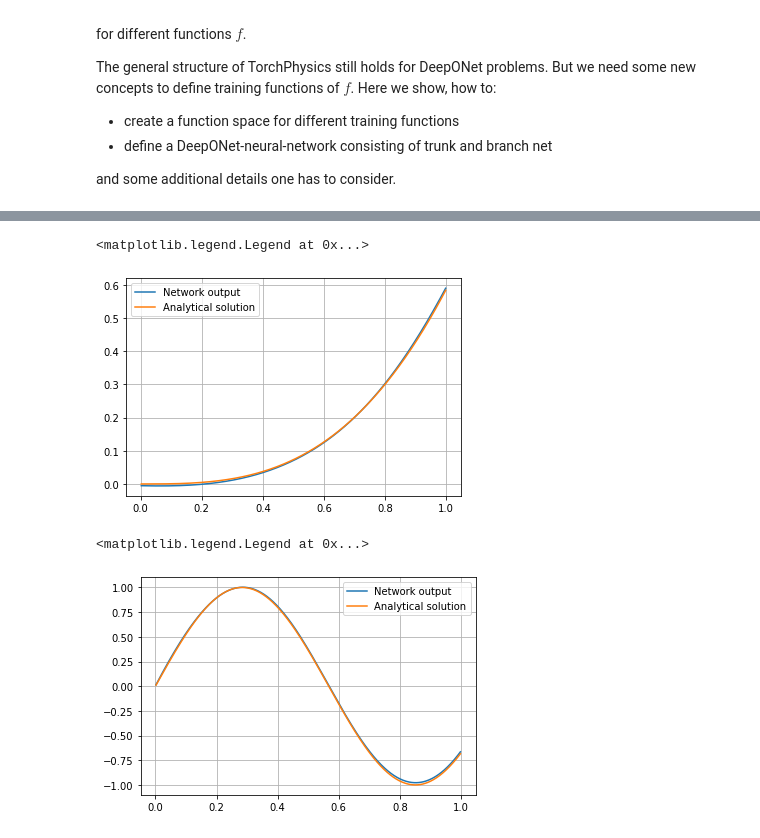
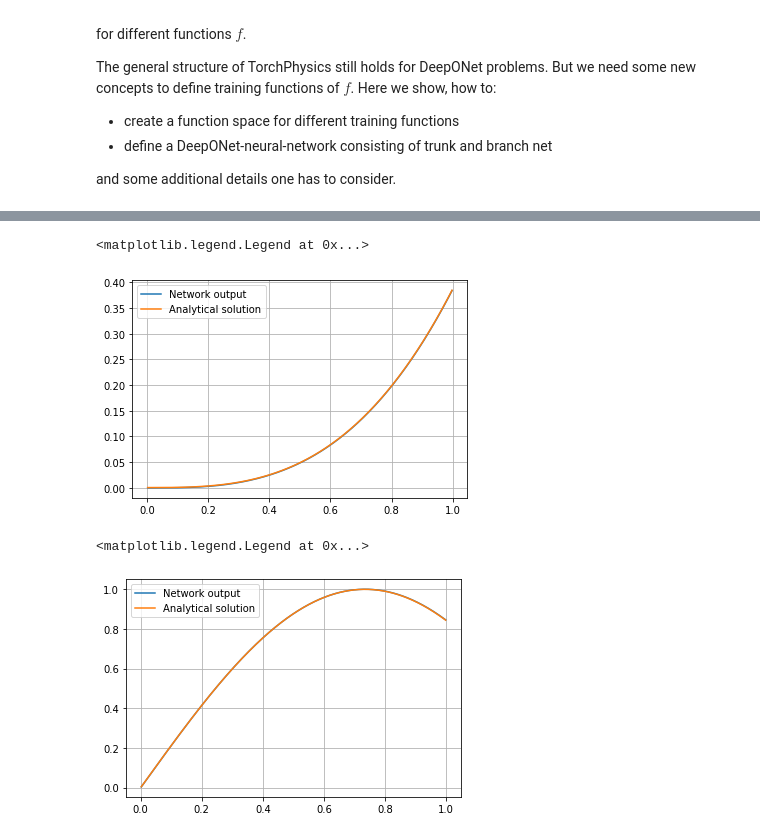
Before and after one commit to boschresearch/torchphysics, a Jupyter notebook: examples/deeponet/ode.ipynb, the cells around one changed output, grey strips where cells are left out. Drawn from its saved outputs; the diff is of its cells as text; code cells hidden in the pictures.

```diff
--- a/examples/deeponet/ode.ipynb
+++ b/examples/deeponet/ode.ipynb
@@ -105,7 +144,7 @@ LOCAL_RANK: 0 - CUDA_VISIBLE_DEVICES: [3]
 # %%
 import matplotlib.pyplot as plt
 
-k0 = 1.76
+k0 = 1.16
 def f(t):
     return k0 * t**2
 
@@ -114,35 +153,35 @@ def F(t):
 
 model.fix_branch_input(f)
 grid_sampler = tp.samplers.GridSampler(T_int, 500)
-grid_points = grid_sampler.sample_points()
-out = model(grid_points).as_tensor.detach()[0]
+grid_points = grid_sampler.sample_points().as_tensor
+out = model(tp.spaces.Points(grid_points, T)).as_tensor.detach()[0]
 
-grid_p = grid_points.as_tensor
+grid_p = grid_points
 plt.plot(grid_p, out)
 plt.plot(grid_p, F(grid_p))
 plt.grid()
 plt.legend(['Network output', 'Analytical solution'])
 # %% [output]
 <matplotlib.legend.Legend at 0x...>
-[figure, old version]
+[figure, new version]
 # %%
-k0 = 5.54
+k0 = 2.14
 def f(t):
     return k0 * torch.cos(k0*t)
 
 def F(t):
     return torch.sin(k0*t)
 
 model.fix_branch_input(f)
 grid_sampler = tp.samplers.GridSampler(T_int, 500)
-grid_points = grid_sampler.sample_points()
-out = model(grid_points).as_tensor.detach()[0]
+grid_points = grid_sampler.sample_points().as_tensor
+out = model(tp.spaces.Points(grid_points, T)).as_tensor.detach()[0]
 
-grid_p = grid_points.as_tensor
+grid_p = grid_points
 plt.plot(grid_p, out)
 plt.plot(grid_p, F(grid_p))
 plt.grid()
 plt.legend(['Network output', 'Analytical solution'])
 # %% [output]
 <matplotlib.legend.Legend at 0x...>
-[figure, old version]
+[figure, new version]
```
Also changed, not shown: parts of 4 cells of this notebook, 1 other file.
